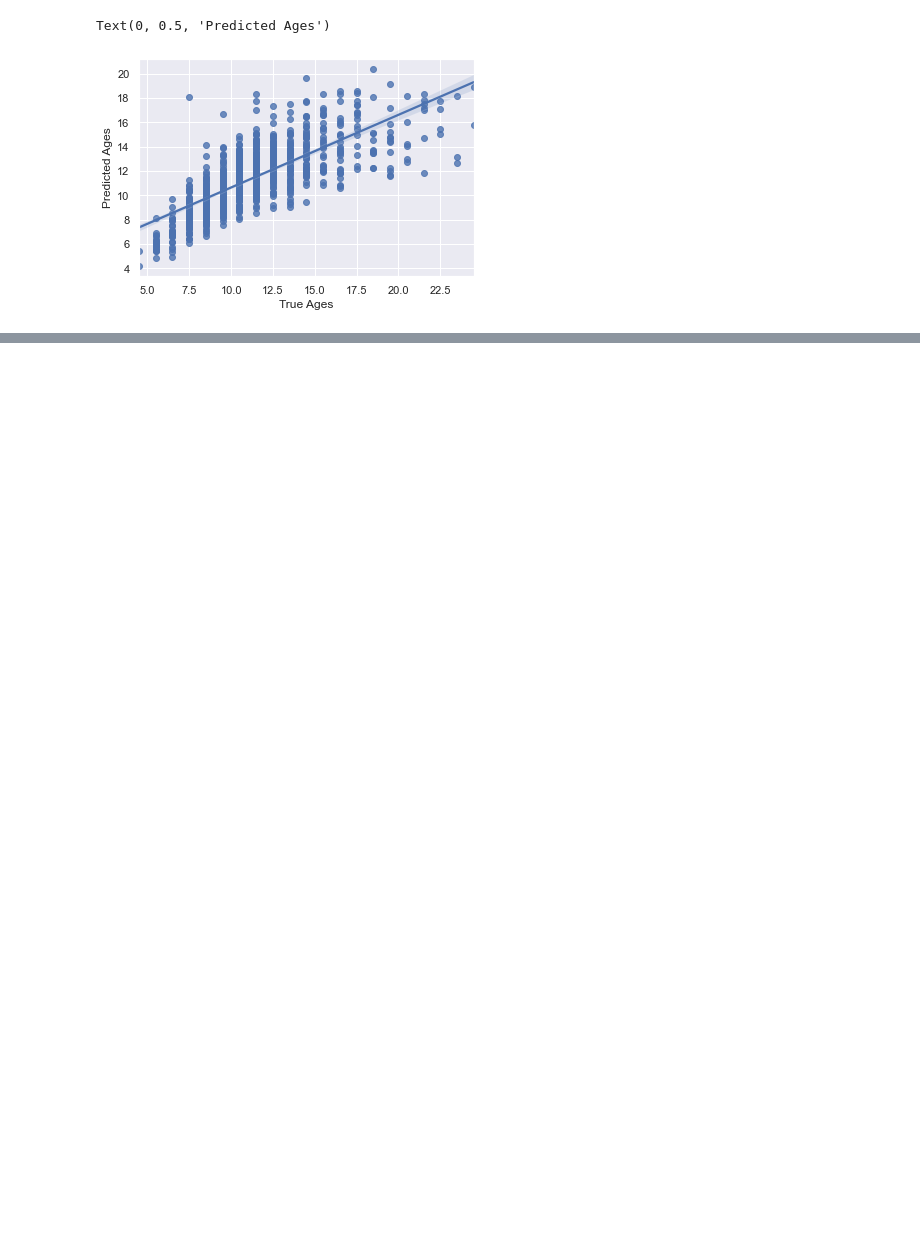
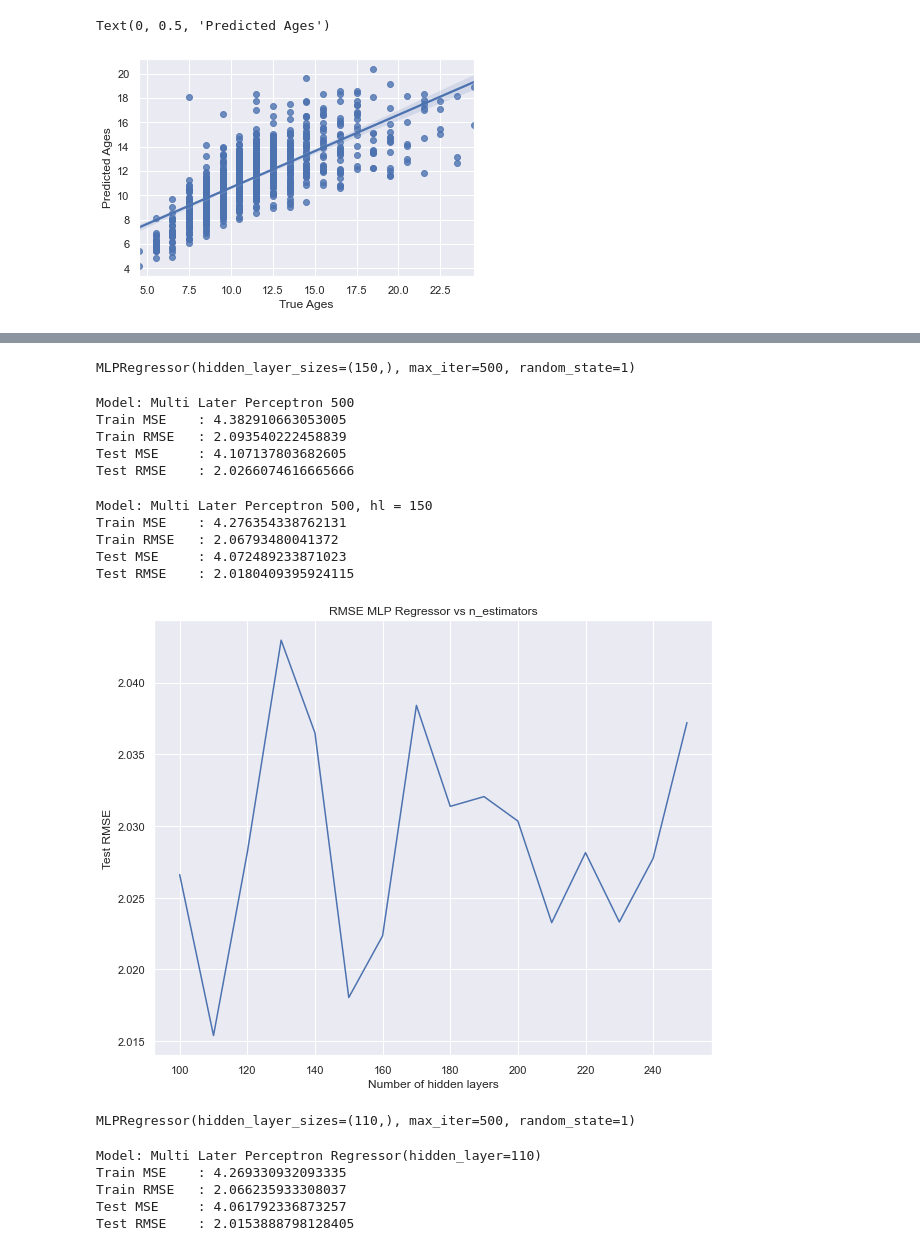
Before and after one commit to Ekosetiawan993/tugas-pi, a Jupyter notebook: notebook/Model_PI.ipynb, the cells around one changed output, grey strips where cells are left out. Drawn from its saved outputs; the diff is of its cells as text; code cells hidden in the pictures; blank space fills up the shorter version.

```diff
--- a/notebook/Model_PI.ipynb
+++ b/notebook/Model_PI.ipynb
@@ -551,0 +643,22 @@ Text(0, 0.5, 'Predicted Ages')
+# %%
+mlp_reg = MLPRegressor(hidden_layer_sizes=(150,), random_state=1, max_iter=500)
+# %%
+mlp_reg.fit(train_x_scl, train_y.values.ravel())
+# %% [output]
+MLPRegressor(hidden_layer_sizes=(150,), max_iter=500, random_state=1)
+# %%
+evaluation(mlp_reg, 'Multi Later Perceptron 500')
+# %% [output]
+Model: Multi Later Perceptron 500
+Train MSE    : 4.382910663053005
+Train RMSE   : 2.093540222458839
+Test MSE     : 4.107137803682605
+Test RMSE    : 2.0266074616665666
+# %%
+evaluation(mlp_reg, 'Multi Later Perceptron 500, hl = 150')
+# %% [output]
+Model: Multi Later Perceptron 500, hl = 150
+Train MSE    : 4.276354338762131
+Train RMSE   : 2.06793480041372
+Test MSE     : 4.072489233871023
+Test RMSE    : 2.0180409395924115
@@ -551,0 +667,21 @@ Text(0, 0.5, 'Predicted Ages')
+# %%
+hidden_layer = []
+mlp_rmse_collection = []
+
+for x in range(100, 260, 10):
+    mlp = MLPRegressor(hidden_layer_sizes=(x,), random_state=1, max_iter=500)
+    mlp.fit(train_x_scl, train_y.values.ravel())
+    hidden_layer.append(x)
+    prediction = mlp.predict(test_x_scl)
+    mlp_rmse = mean_squared_error(test_y, prediction, squared=False)
+    mlp_rmse_collection.append(mlp_rmse)
+# %%
+plt.figure(figsize=(10, 8))
+sns.lineplot(x=hidden_layer, y=mlp_rmse_collection)
+plt.title('RMSE MLP Regressor vs n_estimators')
+plt.xlabel('Number of hidden layers')
+plt.ylabel('Test RMSE')
+plt.savefig('mlp_rmse.png')
+plt.show()
+# %% [output]
+[figure, added]
@@ -551,0 +690,12 @@ Text(0, 0.5, 'Predicted Ages')
+# %%
+final_mlp_reg.fit(train_x_scl, train_y.values.ravel())
+# %% [output]
+MLPRegressor(hidden_layer_sizes=(110,), max_iter=500, random_state=1)
+# %%
+model_evaluation(final_mlp_reg, 'Multi Later Perceptron Regressor(hidden_layer=110)')
+# %% [output]
+Model: Multi Later Perceptron Regressor(hidden_layer=110)
+Train MSE    : 4.269330932093335
+Train RMSE   : 2.066235933308037
+Test MSE     : 4.061792336873257
+Test RMSE    : 2.0153888798128405
```
Also changed, not shown: parts of 35 cells of this notebook, 3 other files.
